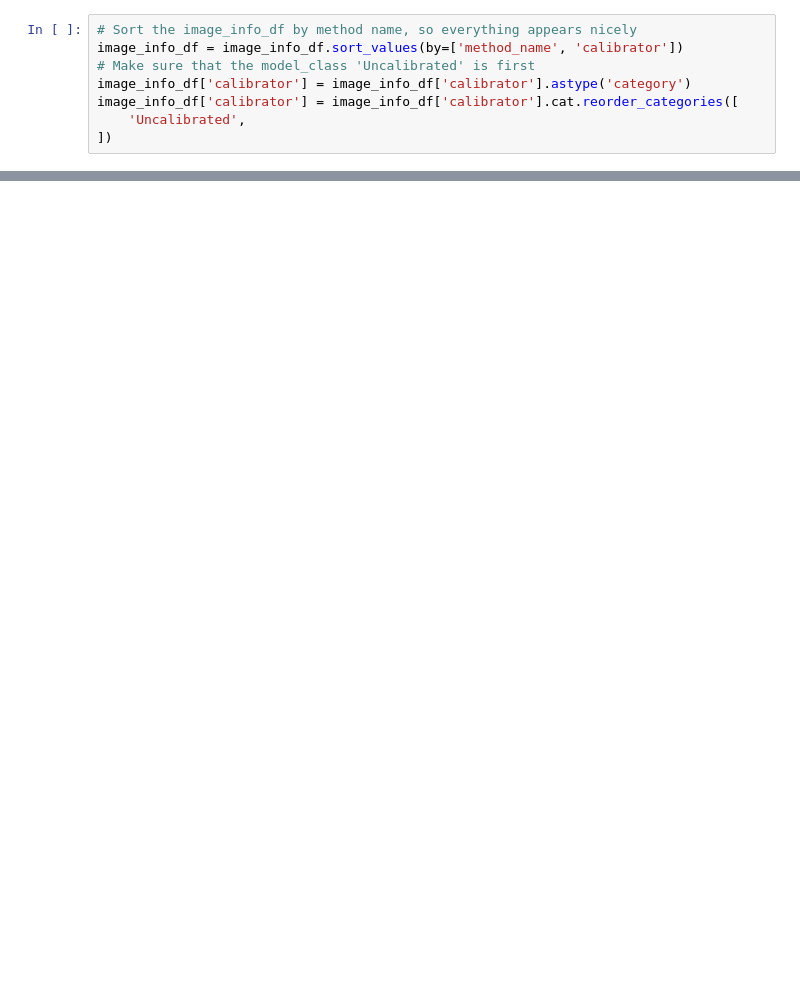
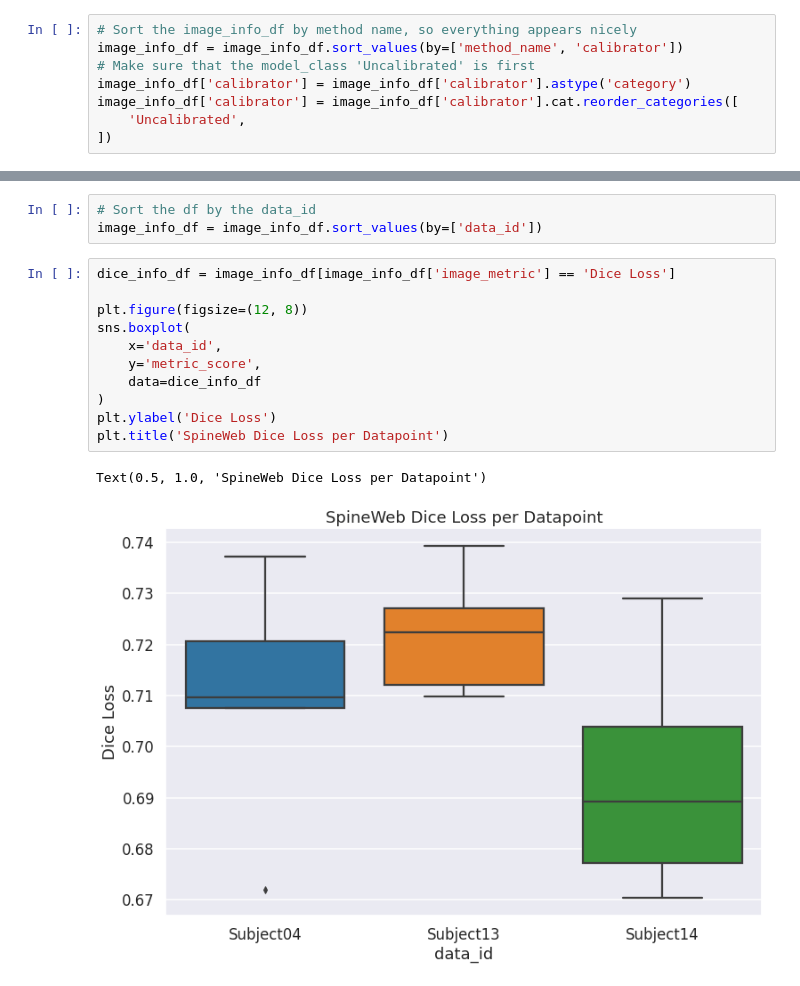
Before and after one commit to VictorButoi/ESE, a Jupyter notebook: notebooks/analyze_uvs.ipynb, the cells around one changed output, grey strips where cells are left out. Cells and saved outputs as stored; diff of their text form; blank space fills up the shorter version.

```diff
--- a/notebooks/analyze_uvs.ipynb
+++ b/notebooks/analyze_uvs.ipynb
@@ -61,0 +103,17 @@ image_info_df['calibrator'] = image_info_df['calibrator'].cat.reorder_categories
+# %%
+# Sort the df by the data_id
+image_info_df = image_info_df.sort_values(by=['data_id'])
+# %%
+dice_info_df = image_info_df[image_info_df['image_metric'] == 'Dice Loss']
+
+plt.figure(figsize=(12, 8))
+sns.boxplot(
+    x='data_id',
+    y='metric_score',
+    data=dice_info_df
+)
+plt.ylabel('Dice Loss')
+plt.title('SpineWeb Dice Loss per Datapoint')
+# %% [output]
+Text(0.5, 1.0, 'SpineWeb Dice Loss per Datapoint')
+[figure, added]
```
Also changed, not shown: parts of 6 cells of this notebook, 2 other files.
